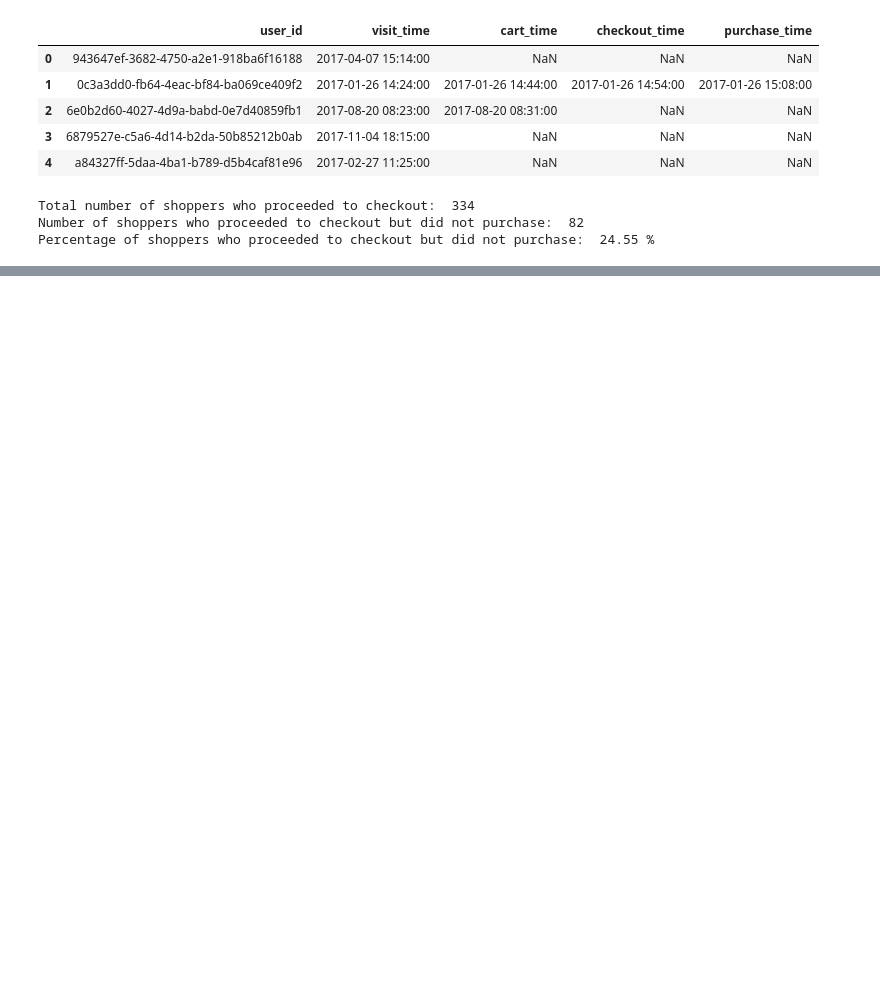
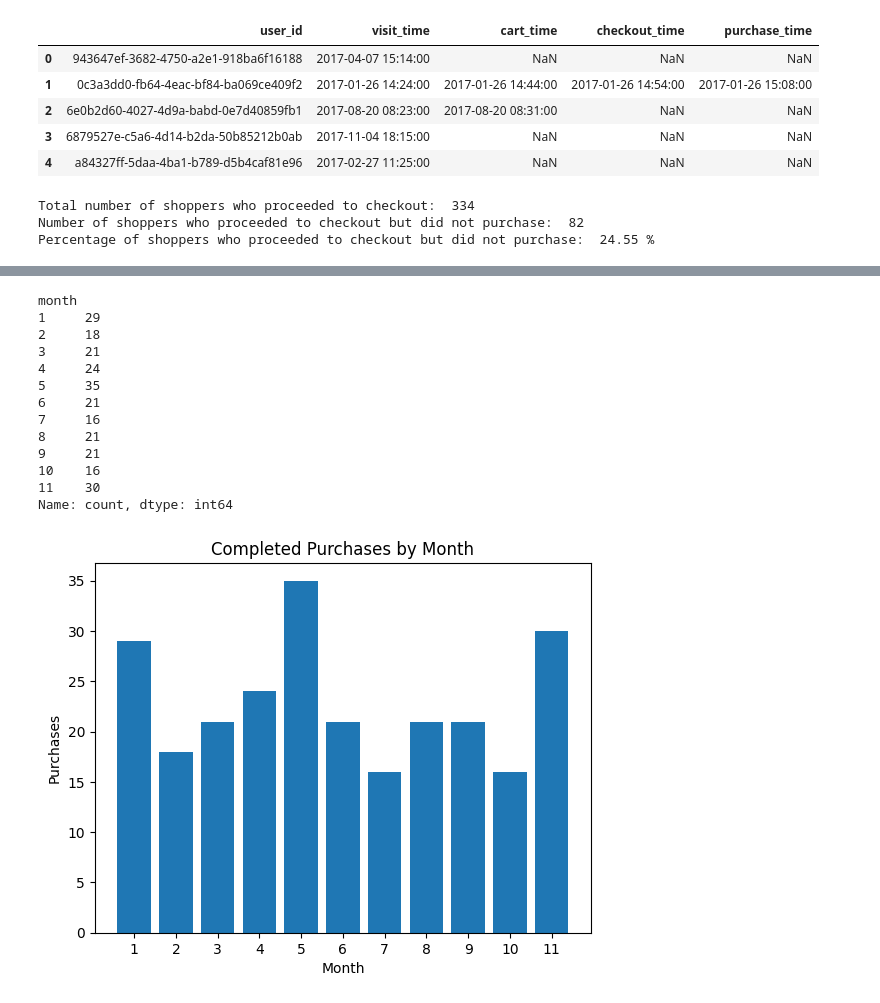
Before and after one commit to paulpuccinelli/funnel_analysis, a Jupyter notebook: page_visits.ipynb, the cells around one changed output, grey strips where cells are left out. Saved outputs shown, nothing was run; the diff lists cells and outputs as text; code cells hidden in the pictures; blank space fills up the shorter version.

```diff
--- a/page_visits.ipynb
+++ b/page_visits.ipynb
@@ -143,0 +152,13 @@ Avg time spent from time of visit to time of purchase:  0 days 00:43:12.38095238
+# %%
+all_data_purchase = all_data.copy()
+all_data_purchase = all_data_purchase[~all_data_purchase.purchase_time.isnull()]
+all_data_purchase['visit_time'] = pd.to_datetime(all_data_purchase['visit_time'])
+all_data_purchase['purchase_time'] = pd.to_datetime(all_data_purchase['purchase_time'])
+all_data_purchase['day'] = all_data_purchase['purchase_time'].dt.day
+all_data_purchase['month'] = all_data_purchase['purchase_time'].dt.month
+all_data_purchase['year'] = all_data_purchase['purchase_time'].dt.year
+
+print(all_data_purchase['year'].nunique())
+print(all_data_purchase['month'].nunique())
+print(all_data_purchase['day'].nunique())
+all_data_purchase.head(5)
@@ -143,0 +175,24 @@ Avg time spent from time of visit to time of purchase:  0 days 00:43:12.38095238
+# %%
+month_counts = all_data_purchase['month'].value_counts().sort_index()
+print(month_counts)
+plt.bar(month_counts.index, month_counts.values)
+plt.xlabel("Month")
+plt.ylabel('Purchases')
+plt.title('Completed Purchases by Month')
+plt.xticks(range(1,12))
+plt.show()
+# %% [output]
+month
+1     29
+2     18
+3     21
+4     24
+5     35
+6     21
+7     16
+8     21
+9     21
+10    16
+11    30
+Name: count, dtype: int64
+[figure, added]
```
Also changed, not shown: parts of 6 cells of this notebook.
